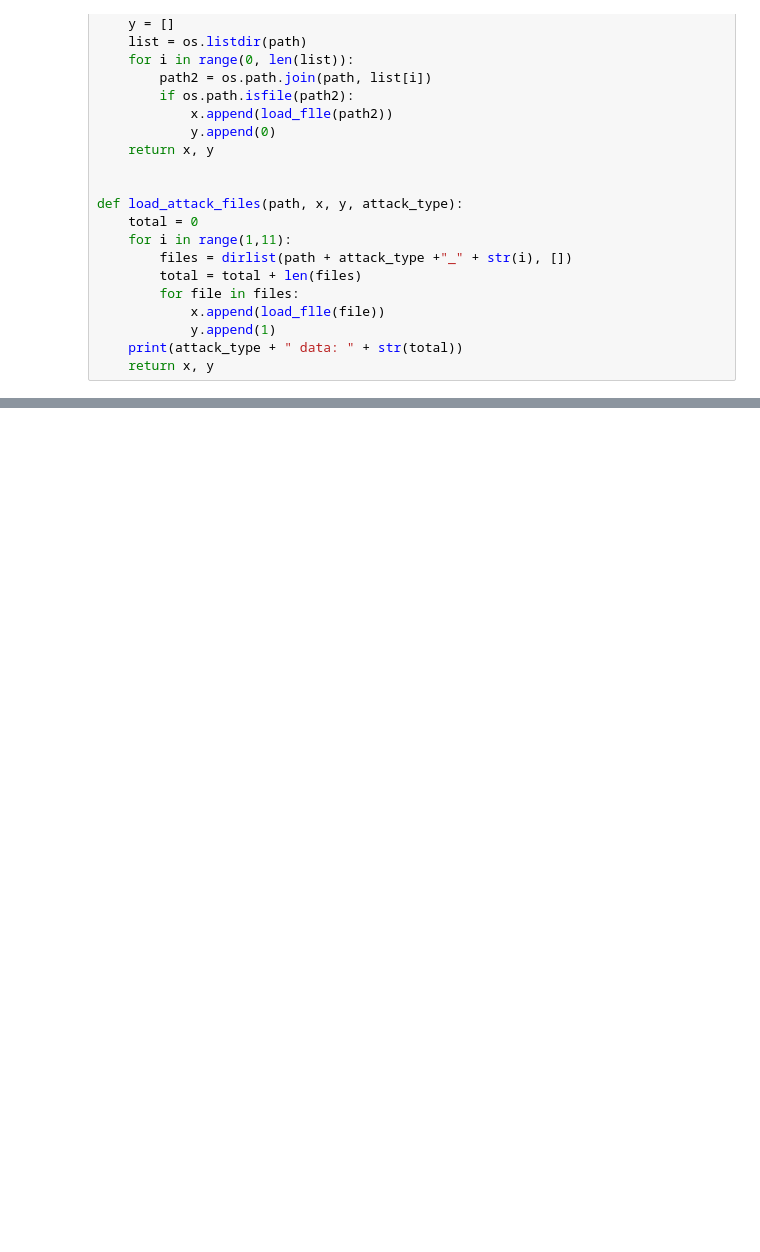
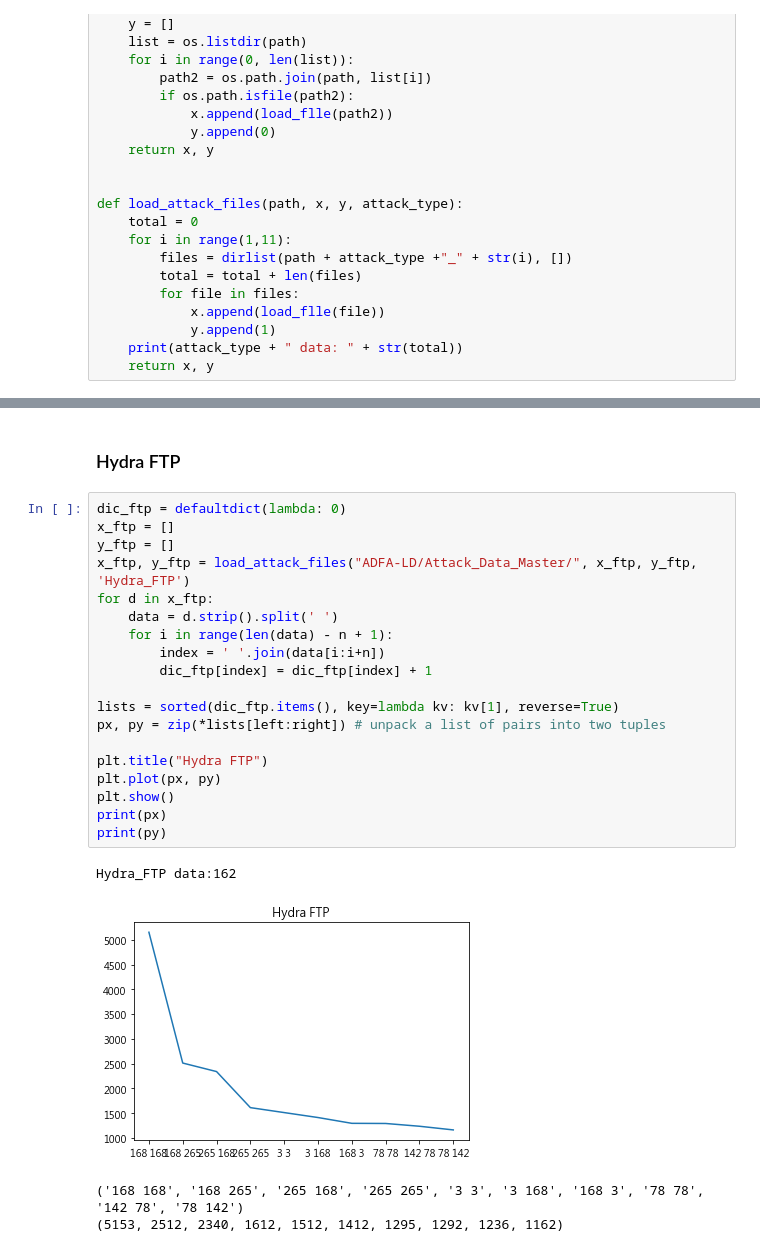
Before and after one commit to star32134212/Graph_Mining_Project, a Jupyter notebook: GraphMiningProject.ipynb, the cells around one changed output, grey strips where cells are left out. Saved outputs shown, nothing was run; the diff lists cells and outputs as text; blank space fills up the shorter version.

```diff
--- a/GraphMiningProject.ipynb
+++ b/GraphMiningProject.ipynb
@@ -72,0 +125,26 @@ len(ya)
+# %% [markdown]
+### Hydra FTP
+# %%
+dic_ftp = defaultdict(lambda: 0)
+x_ftp = []
+y_ftp = []
+x_ftp, y_ftp = load_attack_files("ADFA-LD/Attack_Data_Master/", x_ftp, y_ftp, 'Hydra_FTP')
+for d in x_ftp:
+    data = d.strip().split(' ')
+    for i in range(len(data) - n + 1):
+        index = ' '.join(data[i:i+n])
+        dic_ftp[index] = dic_ftp[index] + 1
+
+lists = sorted(dic_ftp.items(), key=lambda kv: kv[1], reverse=True)
+px, py = zip(*lists[left:right]) # unpack a list of pairs into two tuples
+
+plt.title("Hydra FTP")
+plt.plot(px, py)
+plt.show()
+print(px)
+print(py)
+# %% [output]
+Hydra_FTP data:162
+[figure, added]
+('168 168', '168 265', '265 168', '265 265', '3 3', '3 168', '168 3', '78 78', '142 78', '78 142')
+(5153, 2512, 2340, 1612, 1512, 1412, 1295, 1292, 1236, 1162)
```
Also changed, not shown: parts of 19 cells of this notebook.
